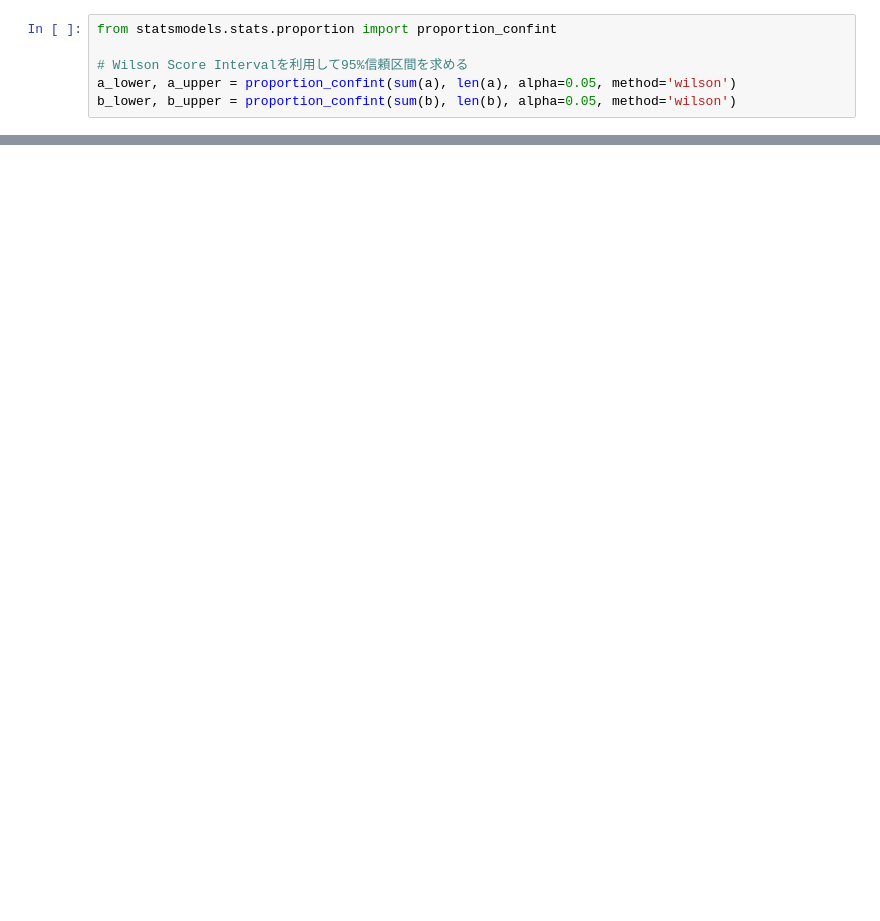
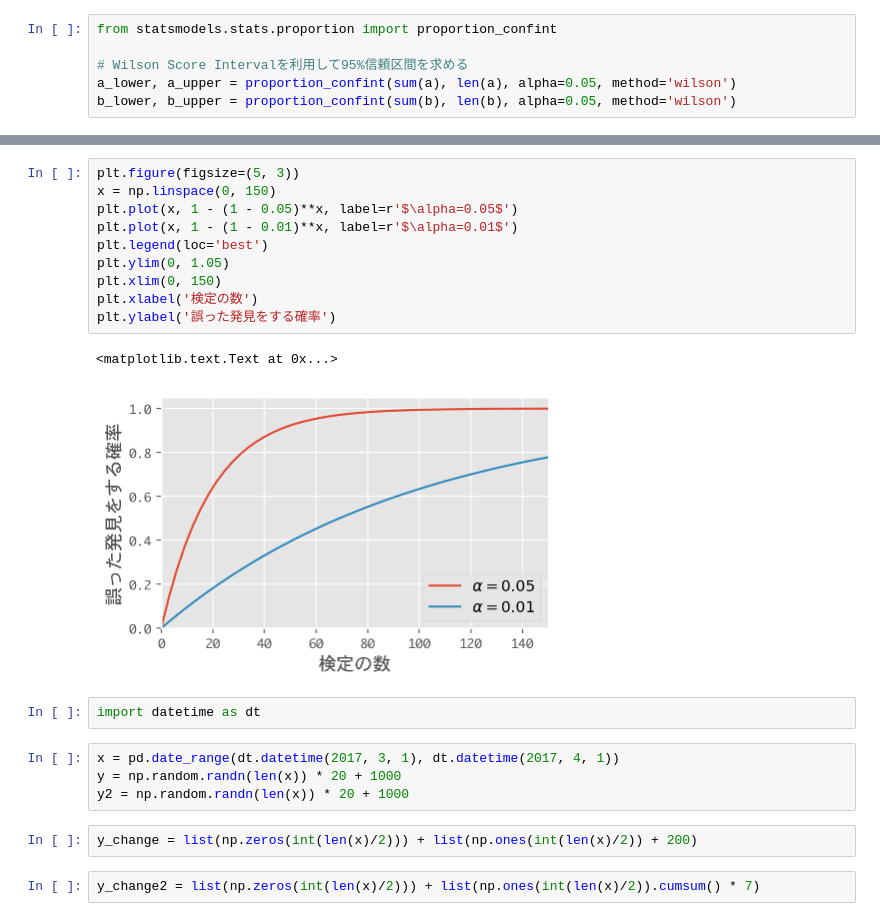
Before and after one commit to hagino3000/notebooks, a Jupyter notebook: big_mouth_oreilly/hypothesis_testing.ipynb, the cells around one changed output, grey strips where cells are left out. Saved outputs shown, nothing was run; the diff lists cells and outputs as text; blank space fills up the shorter version.

```diff
--- a/big_mouth_oreilly/hypothesis_testing.ipynb
+++ b/big_mouth_oreilly/hypothesis_testing.ipynb
@@ -168,0 +160,23 @@ plt.ylabel('母平均の推定区間')
+# %%
+plt.figure(figsize=(5, 3))
+x = np.linspace(0, 150)
+plt.plot(x, 1 - (1 - 0.05)**x, label=r'$\alpha=0.05$')
+plt.plot(x, 1 - (1 - 0.01)**x, label=r'$\alpha=0.01$')
+plt.legend(loc='best')
+plt.ylim(0, 1.05)
+plt.xlim(0, 150)
+plt.xlabel('検定の数')
+plt.ylabel('誤った発見をする確率')
+# %% [output]
+<matplotlib.text.Text at 0x...>
+[figure, added]
+# %%
+import datetime as dt
+# %%
+x = pd.date_range(dt.datetime(2017, 3, 1), dt.datetime(2017, 4, 1))
+y = np.random.randn(len(x)) * 20 + 1000
+y2 = np.random.randn(len(x)) * 20 + 1000
+# %%
+y_change = list(np.zeros(int(len(x)/2))) + list(np.ones(int(len(x)/2)) + 200)
+# %%
+y_change2 = list(np.zeros(int(len(x)/2))) + list(np.ones(int(len(x)/2)).cumsum() * 7)
```
Also changed, not shown: parts of 22 cells of this notebook.
